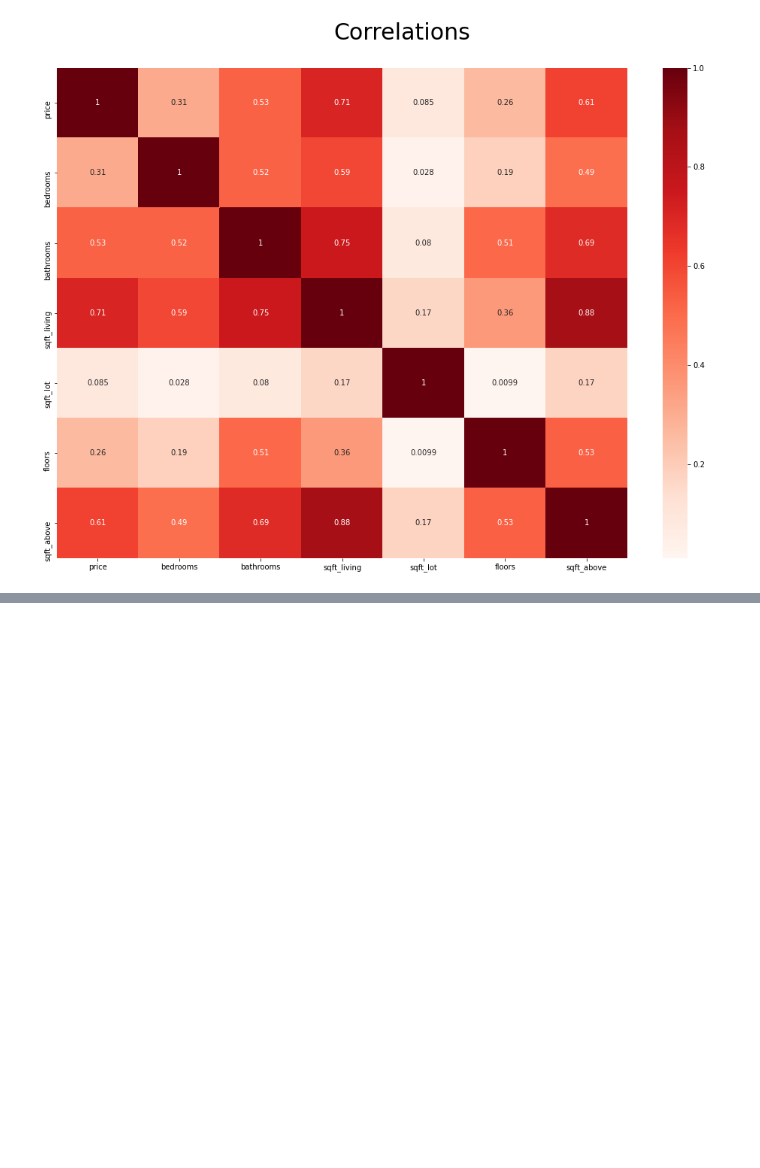
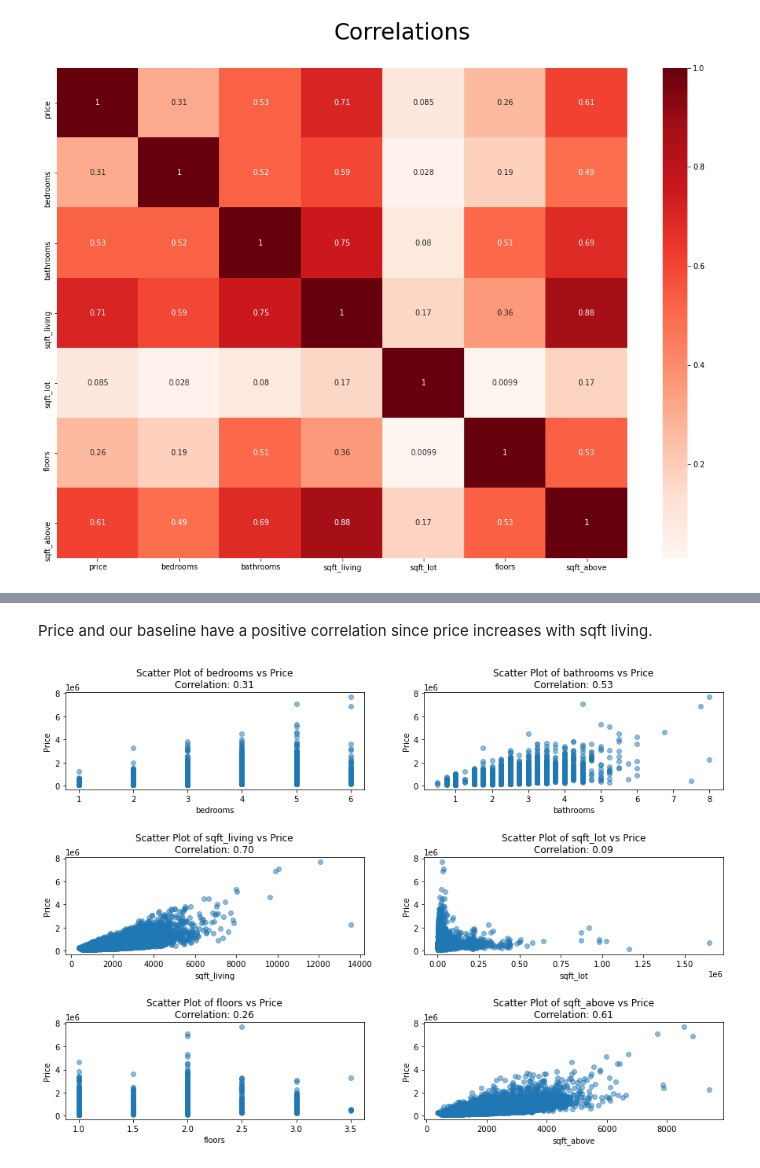
Before and after one commit to learn-co-curriculum/dsc-phase-2-project-v2-3, a Jupyter notebook: student.ipynb, the cells around one changed output, grey strips where cells are left out. Saved outputs shown, nothing was run; the diff lists cells and outputs as text; code cells hidden in the pictures; blank space fills up the shorter version.

```diff
--- a/student.ipynb
+++ b/student.ipynb
@@ -690,0 +694,16 @@ heatmap = sns.heatmap(corr, cmap='Reds', annot=True)
+# %%
+# A threshold we used to check multicollinearity is by looking for values above 0.8
+threshold = 0.8
+multicollinear_features = []
+def find_multicollinear_features(feature):
+    multicollinear = corr[feature][corr[feature] >= threshold].drop(feature)
+    if not multicollinear.empty:
+        multicollinear_features.extend([(feature, idx) for idx, _ in multicollinear.items()])
+
+for feature in corr:
+    find_multicollinear_features(feature)
+MC_df = pd.DataFrame({'Features': [f[0] for f in multicollinear_features], 'Multicollinear Features': [f[1] for f in multicollinear_features]})
+
+print('Multicollinear Features')
+display(MC_df)
+#print('Correlations with Price')
@@ -690,0 +723,18 @@ heatmap = sns.heatmap(corr, cmap='Reds', annot=True)
+# %% [markdown]
+Price and our baseline have a positive correlation since price increases with sqft living.
+# %%
+# Define the features and their correlations with price
+features = ['bedrooms', 'bathrooms', 'sqft_living', 'sqft_lot', 'floors', 'sqft_above']
+correlations = [0.309057, 0.526609, 0.704428, 0.087430, 0.258797, 0.609611, 0.053433]
+
+# Create subplots
+fig, axes = plt.subplots(nrows=3, ncols=2, figsize=(15, 10))
+plt.subplots_adjust(hspace=0.7)
+# Loop through features and plot on each subplot
+for feature, correlation, ax in zip(features, correlations, axes.flatten()):
+    ax.scatter(numeric[feature], numeric['price'], alpha=0.5)
+    ax.set_title(f'Scatter Plot of {feature} vs Price\nCorrelation: {correlation:.2f}')
+    ax.set_xlabel(feature)
+    ax.set_ylabel('Price')
+# %% [output]
+[figure, added]
```
Also changed, not shown: parts of 8 cells of this notebook.
